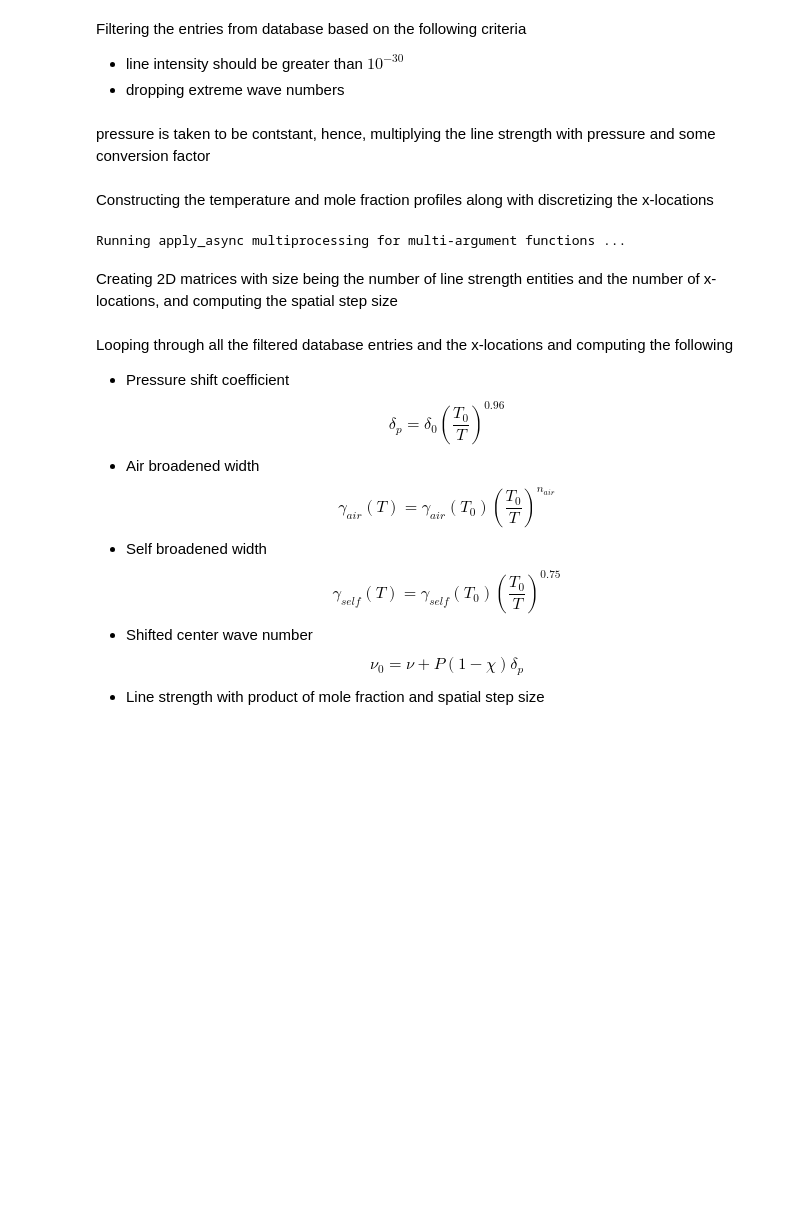
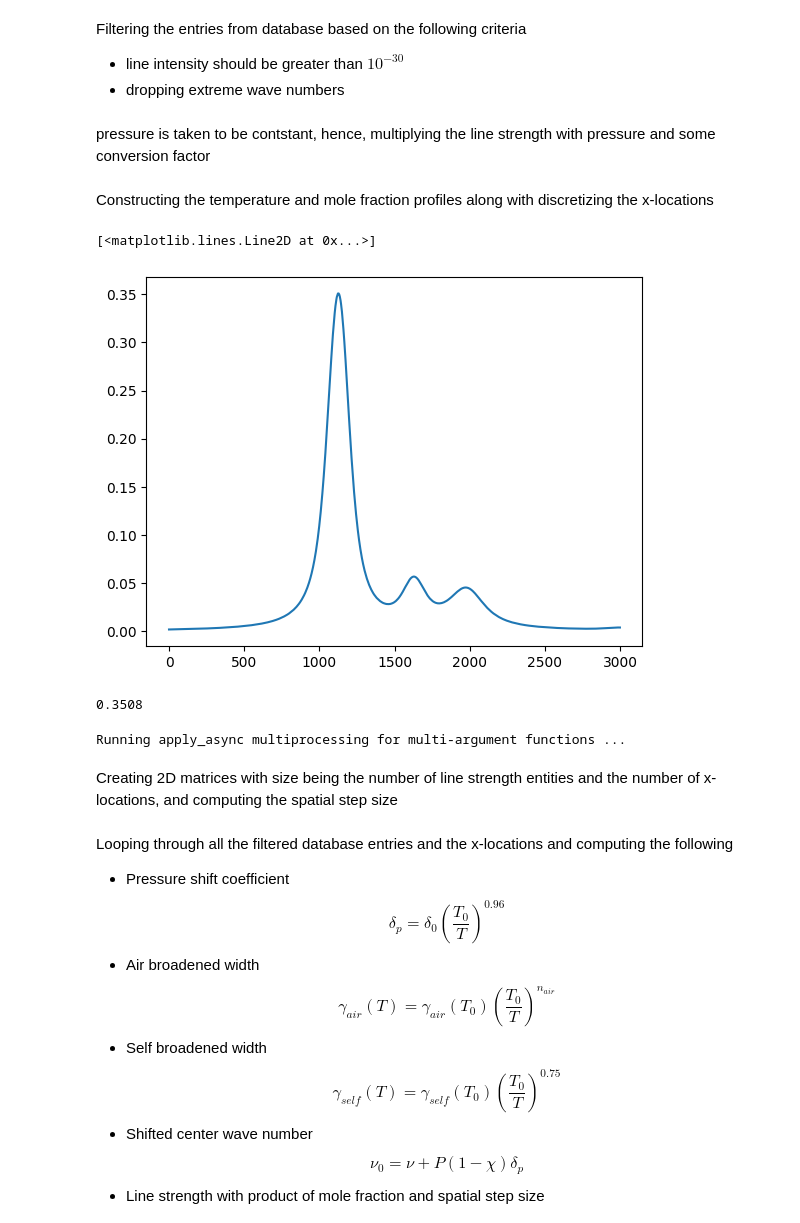
Before and after one commit to CaffineAddic/Flame_dianostics-temperature_profile_estimation_using_ML, a Jupyter notebook: Spectra_gen/TDLAS_Nuni_SNR.ipynb, the cells around one changed output. Cells and saved outputs as stored; diff of their text form; code cells hidden in the pictures; blank space fills up the shorter version.

```diff
--- a/Spectra_gen/TDLAS_Nuni_SNR.ipynb
+++ b/Spectra_gen/TDLAS_Nuni_SNR.ipynb
@@ -28,8 +28,8 @@ nu_1_max              = 7445.1
 N_nu_range            = 3000
 
 # total radial distance in cm and radial step size
-total_radial_distance = 3
-delta_x               = 0.01
+total_radial_distance = 55
+delta_x               = 55/5500
 
 # parameters for temperature and mole fraction fields construction-------------
 # maximum flame temperature and ambient temperature
@@ -430,7 +430,7 @@ def calc_abs(loc, xor=0.1, *args, **kwargs):
     # non uniform mole fraction field
     # xnon = B2+(B1-B2)/(1+np.exp((X-X0)/A3))
 
-    xnon = np.ones((300))*xor
+    xnon = np.ones((5500))*xor
 
 
     # obtaining the size of s0 and Tnon for 2D array pre-allocations
@@ -491,4 +491,11 @@ def calc_abs(loc, xor=0.1, *args, **kwargs):
     for i in range(X.shape[0]-2): #  <-------------- DOUBT
         Absorbance += voigt(dat1, nu0_s[i,:], s[i,:], delnu_g[i,:], delnu_l[i,:])
 
-    return Absorbance.astype(np.half)
+    return Absorbance.astype(np.half)*2
+# %%
+tp = np.load('/home/saumya/Documents/Flame_dianostics-temperature_profile_estimation_using_ML/FINAL_VISUAL/DOWN_temp.npy')
+# %%
+plt.plot(calc_abs(tp+273, 0.026))
+# %% [output]
+[<matplotlib.lines.Line2D at 0x...>]
+[figure, added]
@@ -494,0 +504,4 @@ def calc_abs(loc, xor=0.1, *args, **kwargs):
+# %%
+max()
+# %% [output]
+0.3508
```
Also changed, not shown: parts of 3 cells of this notebook, 8 other files.
